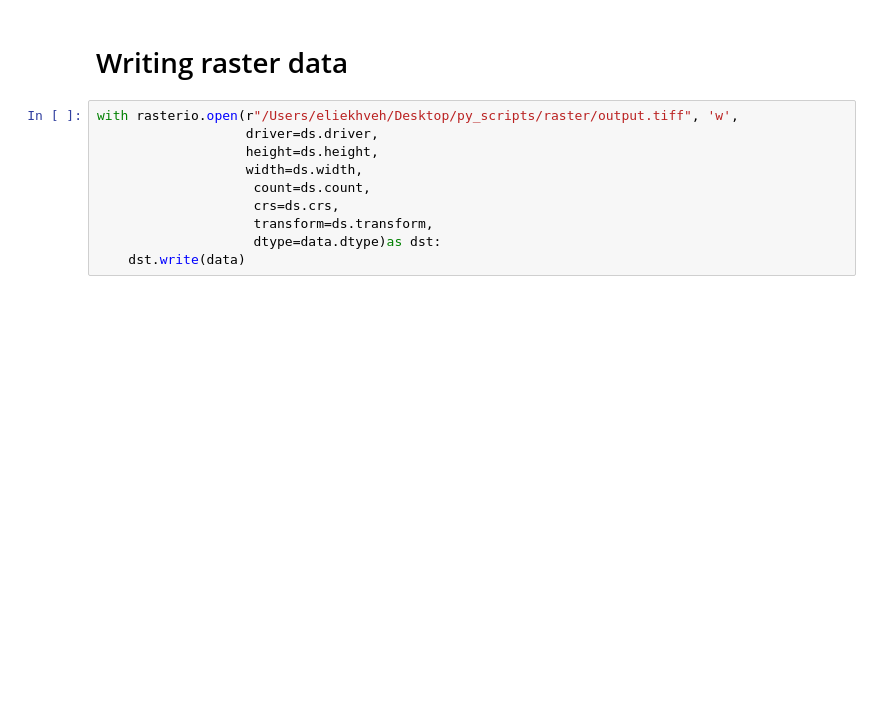
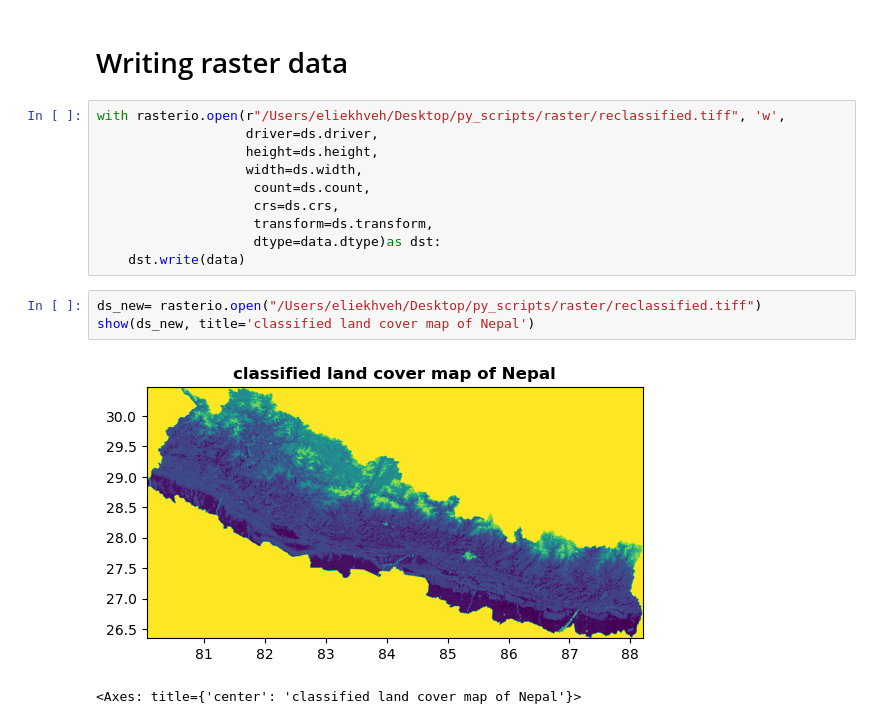
Before and after one commit to ellllaaheh/Raster_Processing, a Jupyter notebook: raster_data_analysis.ipynb, the cells around one changed output. Saved outputs shown, nothing was run; the diff lists cells and outputs as text; blank space fills up the shorter version.

```diff
--- a/raster_data_analysis.ipynb
+++ b/raster_data_analysis.ipynb
@@ -55,7 +74,7 @@ show(ds, title='land cover map of Nepal')
 # %% [markdown]
 # Writing raster data
 # %%
-with rasterio.open(r"/Users/eliekhveh/Desktop/py_scripts/raster/output.tiff", 'w',
+with rasterio.open(r"/Users/eliekhveh/Desktop/py_scripts/raster/reclassified.tiff", 'w',
                    driver=ds.driver,
                    height=ds.height,
                    width=ds.width,
@@ -64,3 +83,9 @@ with rasterio.open(r"/Users/eliekhveh/Desktop/py_scripts/raster/output.tiff", 'w
                     transform=ds.transform,
                     dtype=data.dtype)as dst:
     dst.write(data)
+# %%
+ds_new= rasterio.open("/Users/eliekhveh/Desktop/py_scripts/raster/reclassified.tiff")
+show(ds_new, title='classified land cover map of Nepal')
+# %% [output]
+[figure, added]
+<Axes: title={'center': 'classified land cover map of Nepal'}>
```
Also changed, not shown: parts of 2 cells of this notebook.
